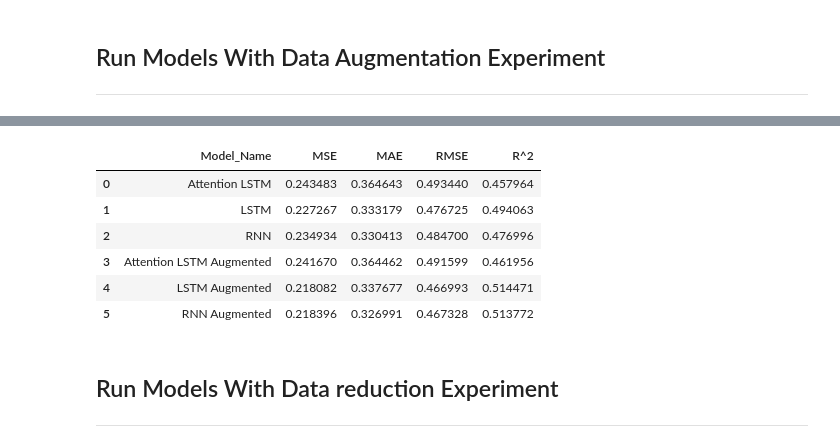
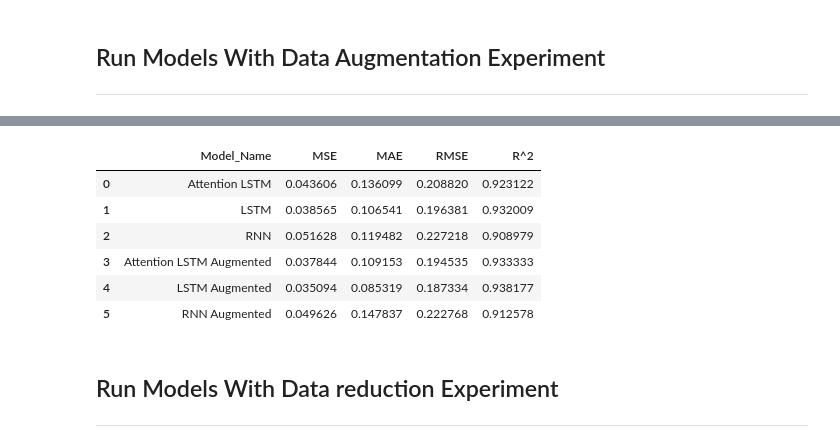
Before and after one commit to BarackSamuni/Data_science_lab2_homework2_solution, a Jupyter notebook: Fix Notebook.ipynb, the cells around one changed output, grey strips where cells are left out. Saved outputs shown, nothing was run; the diff lists cells and outputs as text; code cells hidden in the pictures.

```diff
--- a/Fix Notebook.ipynb
+++ b/Fix Notebook.ipynb
@@ -635,7 +526,7 @@ def train_and_evaluate_lstm(df, target_column, lags, resample_freq='D', epochs=1
 # Define parameters
 target_column = 'Global_active_power'
 lags = 3
-resample_freq = ('h')  # Change this to 'T', 'H', 'D', 'W', 'min' as needed
+resample_freq = ('min')  # Change this to 'T', 'H', 'D', 'W', 'min' as needed
 
 # Train and evaluate LSTM model
 mse, mae, rmse, r2, y_test, y_pred = train_and_evaluate_lstm(power_consumption_df_no_missing_no_outliers, target_column, lags, resample_freq)
@@ -673,12 +552,12 @@ The RNN and the LSTM are very similar, and the Linear regression still wins.
 
 
 # Function to build and train an LSTM model with Attention
-def train_and_evaluate_attention_lstm(df, target_column, lags, resample_freq='D', epochs=10, batch_size=32):
+def train_and_evaluate_attention_lstm(df, target_column, lags, resample_freq='D', epochs=15, batch_size=32):
     # Resample data
     resampled_df = resample_data(df, resample_freq)
 
     # Create lagged features
-    columns_selected = ['Global_active_power']
+    columns_selected = ['Global_active_power','Global_reactive_power', 'Voltage', 'Global_intensity','Sub_metering_1','Sub_metering_2','Sub_metering_3']
     processed_df = create_lagged_features(resampled_df, columns_selected, lags)
 
     # Drop unwanted columns
@@ -722,7 +601,7 @@ def train_and_evaluate_attention_lstm(df, target_column, lags, resample_freq='D'
 # Define parameters
 target_column = 'Global_active_power'
 lags = 3
-resample_freq = ('h')  # Change this to 'T', 'H', 'D', 'W', 'min' as needed
+resample_freq = ('min')  # Change this to 'min', 'h', 'D', 'W' as needed
 
 
 mse_att_lstm, mae, rmse, r2, y_test, y_pred = train_and_evaluate_attention_lstm(power_consumption_df_no_missing_no_outliers, target_column, lags, resample_freq)
@@ -769,7 +649,7 @@ def augment_data(df, max_change=0.1):
 
     return augmented_df
 
-def experiment_with_augmentation(df, target_column, lags, resample_freq, max_change=0.1, epochs=10, batch_size=32):
+def experiment_with_augmentation(df, target_column, lags, resample_freq, max_change=0.1, epochs=15, batch_size=32):
     augmented_df = augment_data(df, max_change)
 
     # Train and evaluate Attention LSTM model with augmented data
@@ -820,9 +700,9 @@ import pandas as pd
 # Define parameters
 target_column = 'Global_active_power'
 lags = 3
-resample_freq = 'h'
+resample_freq = 'min'
 max_change = 0.1
-epochs = 10  # You need to define epochs and batch_size for the function calls
+epochs = 15  # You need to define epochs and batch_size for the function calls
 batch_size = 32
 
 # Original model training and evaluation
@@ -868,10 +748,10 @@ display(results_df)
 |  | Model_Name | MSE | MAE | RMSE | R^2 |
-| 0 | Attention LSTM | 0.243483 | 0.364643 | 0.493440 | 0.457964 |
-| 1 | LSTM | 0.227267 | 0.333179 | 0.476725 | 0.494063 |
-| 2 | RNN | 0.234934 | 0.330413 | 0.484700 | 0.476996 |
-| 3 | Attention LSTM Augmented | 0.241670 | 0.364462 | 0.491599 | 0.461956 |
-| 4 | LSTM Augmented | 0.218082 | 0.337677 | 0.466993 | 0.514471 |
-| 5 | RNN Augmented | 0.218396 | 0.326991 | 0.467328 | 0.513772 |
+| 0 | Attention LSTM | 0.043606 | 0.136099 | 0.208820 | 0.923122 |
+| 1 | LSTM | 0.038565 | 0.106541 | 0.196381 | 0.932009 |
+| 2 | RNN | 0.051628 | 0.119482 | 0.227218 | 0.908979 |
+| 3 | Attention LSTM Augmented | 0.037844 | 0.109153 | 0.194535 | 0.933333 |
+| 4 | LSTM Augmented | 0.035094 | 0.085319 | 0.187334 | 0.938177 |
+| 5 | RNN Augmented | 0.049626 | 0.147837 | 0.222768 | 0.912578 |
 # %% [markdown]
 ## Run Models With Data reduction Experiment ##
 ***
```
Also changed, not shown: parts of 27 cells of this notebook.
